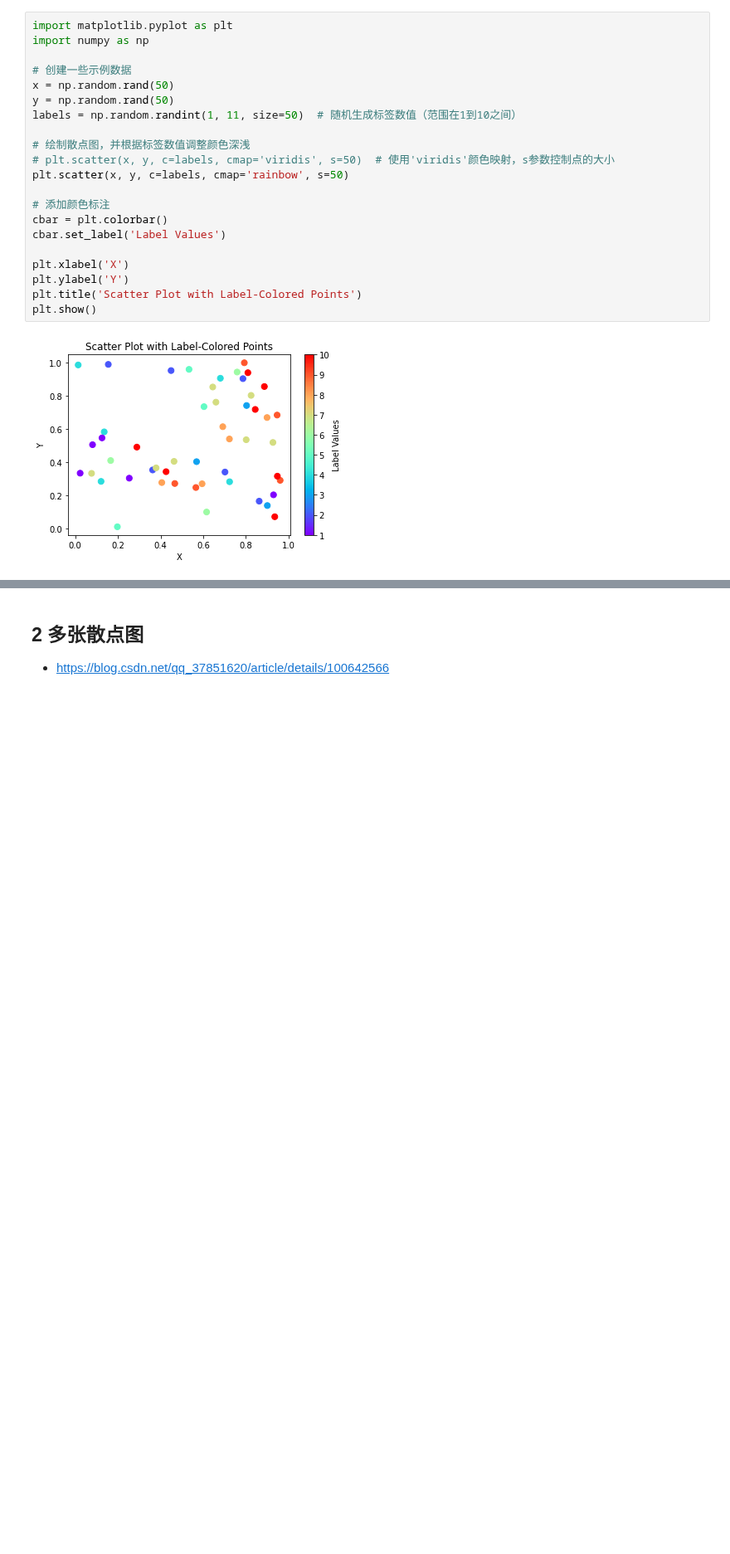
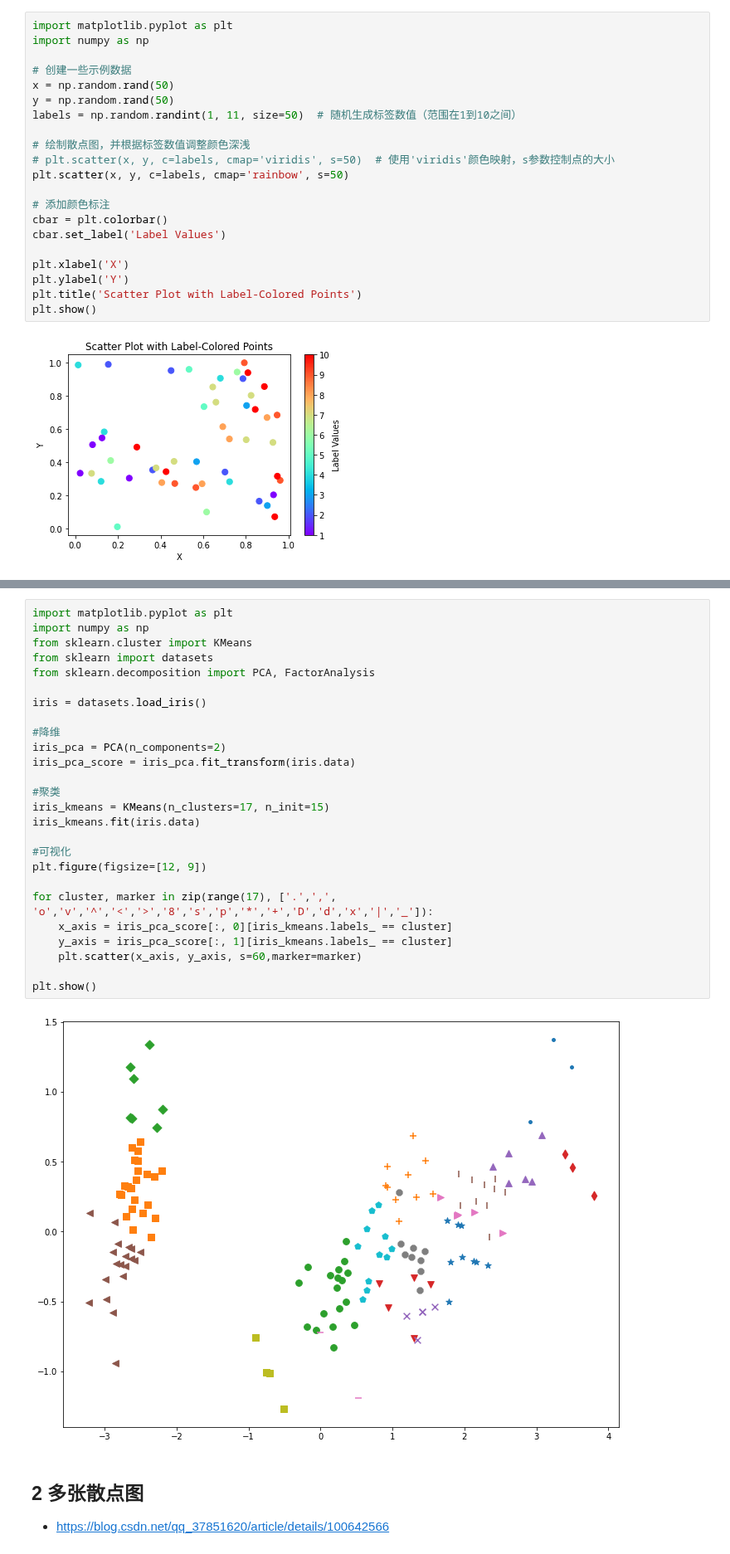
Before and after one commit to HuangCongQing/python-libraries, a Jupyter notebook: 03Matplotlib/06scatter散点图.ipynb, the cells around one changed output, grey strips where cells are left out. Shown at 83% size. Saved outputs shown, nothing was run; the diff lists cells and outputs as text; blank space fills up the shorter version.

```diff
--- a/03Matplotlib/06scatter散点图.ipynb
+++ b/03Matplotlib/06scatter散点图.ipynb
@@ -72,3 +77,31 @@ plt.show()
+# %%
+import matplotlib.pyplot as plt
+import numpy as np
+from sklearn.cluster import KMeans
+from sklearn import datasets
+from sklearn.decomposition import PCA, FactorAnalysis
+
+iris = datasets.load_iris()
+
+#降维
+iris_pca = PCA(n_components=2)
+iris_pca_score = iris_pca.fit_transform(iris.data)
+
+#聚类
+iris_kmeans = KMeans(n_clusters=17, n_init=15)
+iris_kmeans.fit(iris.data)
+
+#可视化
+plt.figure(figsize=[12, 9])
+
+for cluster, marker in zip(range(17), ['.',',', 'o','v','^','<','>','8','s','p','*','+','D','d','x','|','_']):
+    x_axis = iris_pca_score[:, 0][iris_kmeans.labels_ == cluster]
+    y_axis = iris_pca_score[:, 1][iris_kmeans.labels_ == cluster]
+    plt.scatter(x_axis, y_axis, s=60,marker=marker)
+
+plt.show()
+# %% [output]
+[figure, added]
 # %% [markdown]
 ## 2 多张散点图
 * https://blog.csdn.net/qq_37851620/article/details/100642566
```
Also changed, not shown: parts of 1 cell of this notebook.
